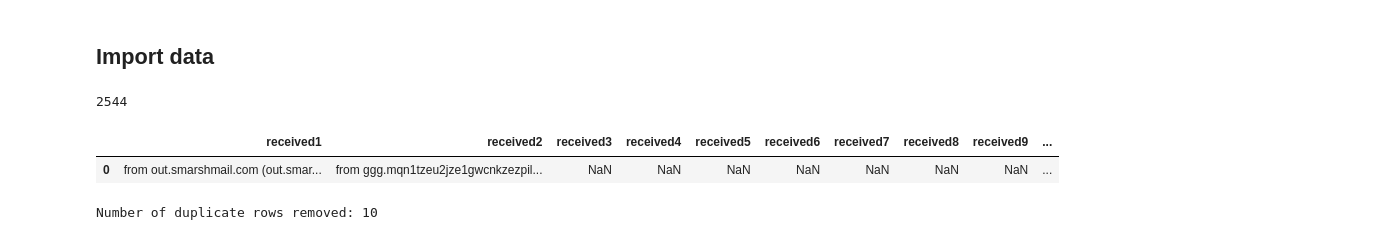
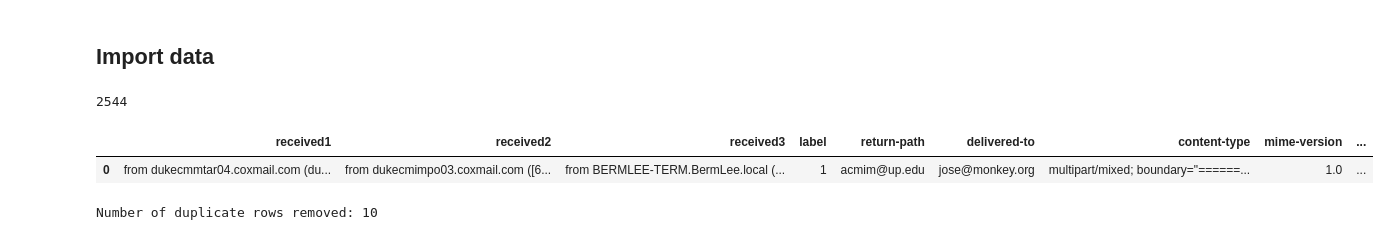
Before and after one commit to eduardofernandes11/Thesis, a Jupyter notebook: PhishingDetectionModel/MetadataAnalysis/preprocess_and_feature_extraction.ipynb, the cells around one changed output. Drawn from its saved outputs; the diff is of its cells as text; code cells hidden in the pictures.

```diff
--- a/PhishingDetectionModel/MetadataAnalysis/preprocess_and_feature_extraction.ipynb
+++ b/PhishingDetectionModel/MetadataAnalysis/preprocess_and_feature_extraction.ipynb
@@ -9,19 +13,17 @@ import email.utils
 # %%
 # Load the phishing emails
-source_directory = '../../Data/JosePhishingEmails/extracted/'
-
-PHISHING_FILE = source_directory + 'extracted_headers.csv'
+PHISHING_FILE = '../jose_phishing.csv'
 
 df_phishing = pd.read_csv(PHISHING_FILE)
 
 print(len(df_phishing))
 
 pd.set_option('display.max_columns', None)
 df_phishing.head(1)
 # %% [output]
 2544
-|  | received1 | received2 | received3 | received4 | received5 | received6 | received7 | received8 | received9 | ... |
-| 0 | from out.smarshmail.com (out.smar... | from ggg.mqn1tzeu2jze1gwcnkzezpil... | NaN | NaN | NaN | NaN | NaN | NaN | NaN | ... |
+|  | received1 | received2 | received3 | label | return-path | delivered-to | content-type | mime-version | ... |
+| 0 | from dukecmmtar04.coxmail.com (du... | from dukecmimpo03.coxmail.com ([6... | from BERMLEE-TERM.BermLee.local (... | 1 | acmim@up.edu | jose@monkey.org | multipart/mixed; boundary="======... | 1.0 | ... |
 # %%
 # Check for duplicates
 phishing_duplicates = df_phishing.duplicated().sum()
```
Also changed, not shown: parts of 45 cells of this notebook, 45 other files.
